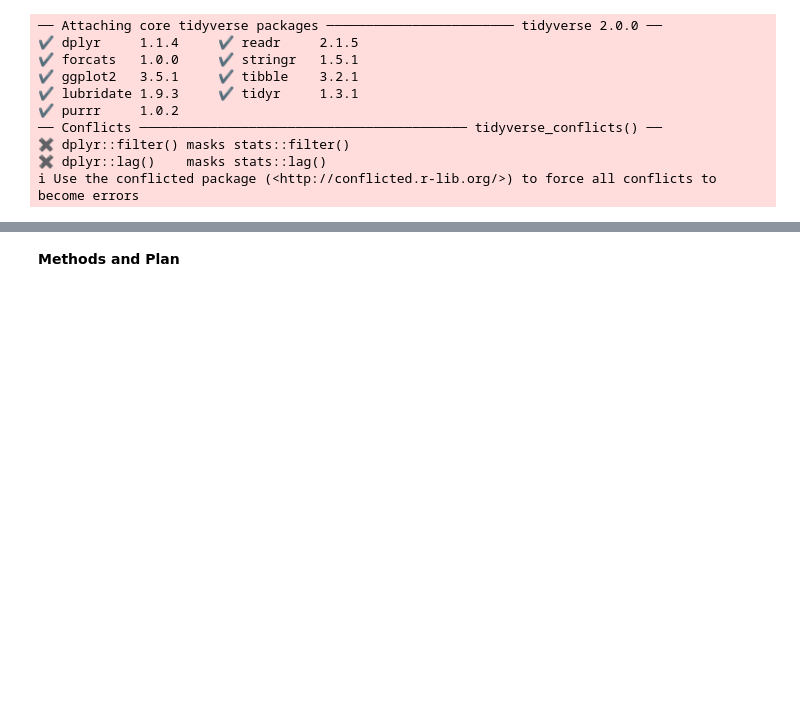
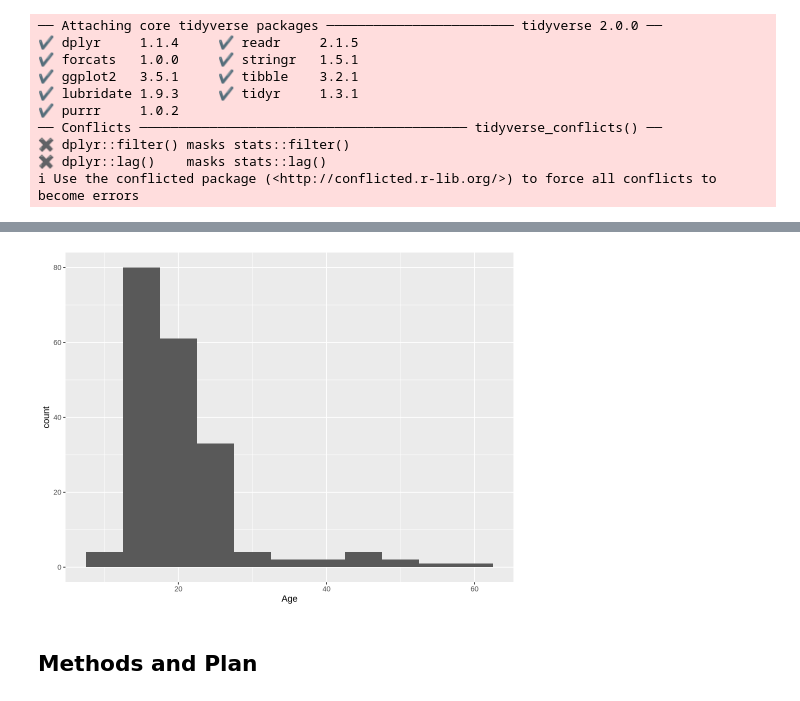
Before and after one commit to naldonymous/dsci-100-2025w1-group-33, a Jupyter notebook: project_009_33_individual.ipynb, the cells around one changed output, grey strips where cells are left out. Drawn from its saved outputs; the diff is of its cells as text; code cells hidden in the pictures; blank space fills up the shorter version.

```diff
--- a/project_009_33_individual.ipynb
+++ b/project_009_33_individual.ipynb
@@ -64,0 +177,7 @@ A tibble: 6 × 5
+# %%
+options(repr.plot.width = 8, repr.plot.height = 6)
+playersHistoPlot <- ggplot(players, aes(x = Age)) +
+    geom_histogram(binwidth = 5) +
+    labs(x = "Age")
+playersHistoPlot
+# %% [output]
@@ -65,2 +186,3 @@ A tibble: 6 × 5
+[figure, added]
 # %% [markdown]
-**Methods and Plan**
+## Methods and Plan
```
Also changed, not shown: parts of 18 cells of this notebook.
